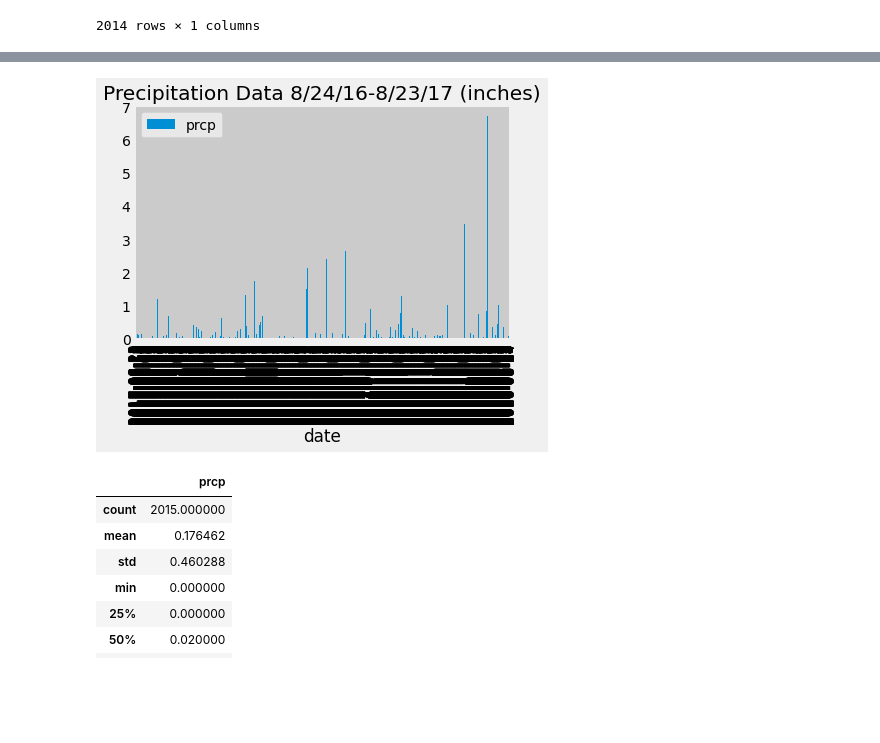
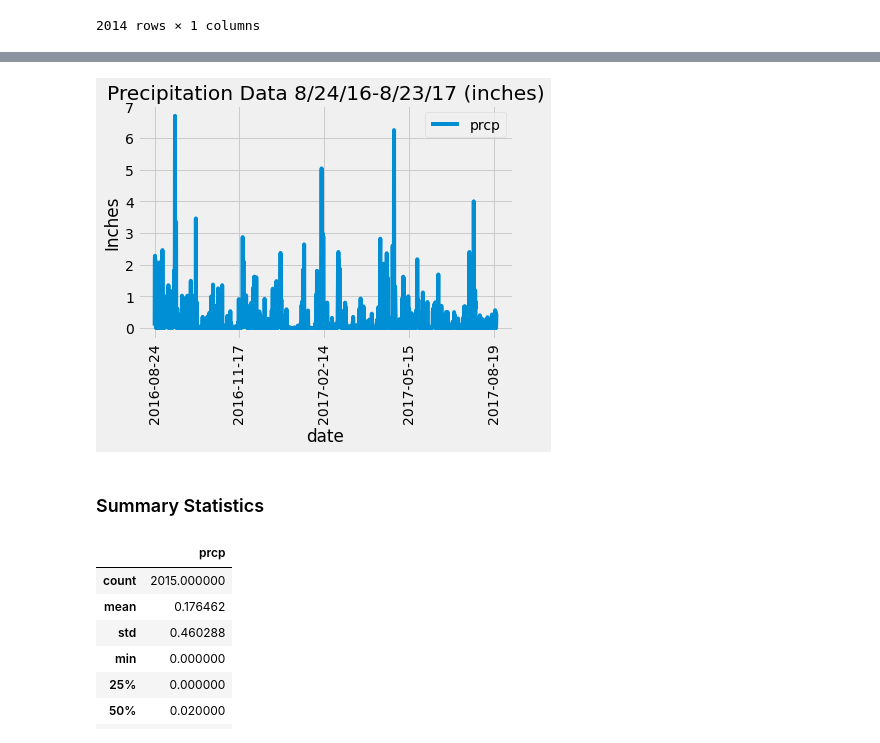
Before and after one commit to sunwoo-kim20/sql-hawaii-weather-analysis, a Jupyter notebook: climate_starter.ipynb, the cells around one changed output, grey strips where cells are left out. Saved outputs shown, nothing was run; the diff lists cells and outputs as text; code cells hidden in the pictures; blank space fills up the shorter version.

```diff
--- a/climate_starter.ipynb
+++ b/climate_starter.ipynb
@@ -135,9 +131,12 @@ clean_precip_df.plot(kind = 'bar')
 # %%
-# Use Pandas Plotting with Matplotlib to plot the data
-clean_precip_df.iloc[::-1].plot.bar(title="Precipitation Data 8/24/16-8/23/17 (inches)")
+clean_precip_df.plot(y = 'prcp', rot = 90)
+plt.title("Precipitation Data 8/24/16-8/23/17 (inches)")
+plt.ylabel("Inches")
 plt.show()
 # %% [output]
-[figure, old version]
+[figure, new version]
+# %% [markdown]
+### Summary Statistics
 # %%
 # Use Pandas to calcualte the summary statistics for the precipitation data
 clean_precip_df.describe()
```
Also changed, not shown: parts of 6 cells of this notebook.
